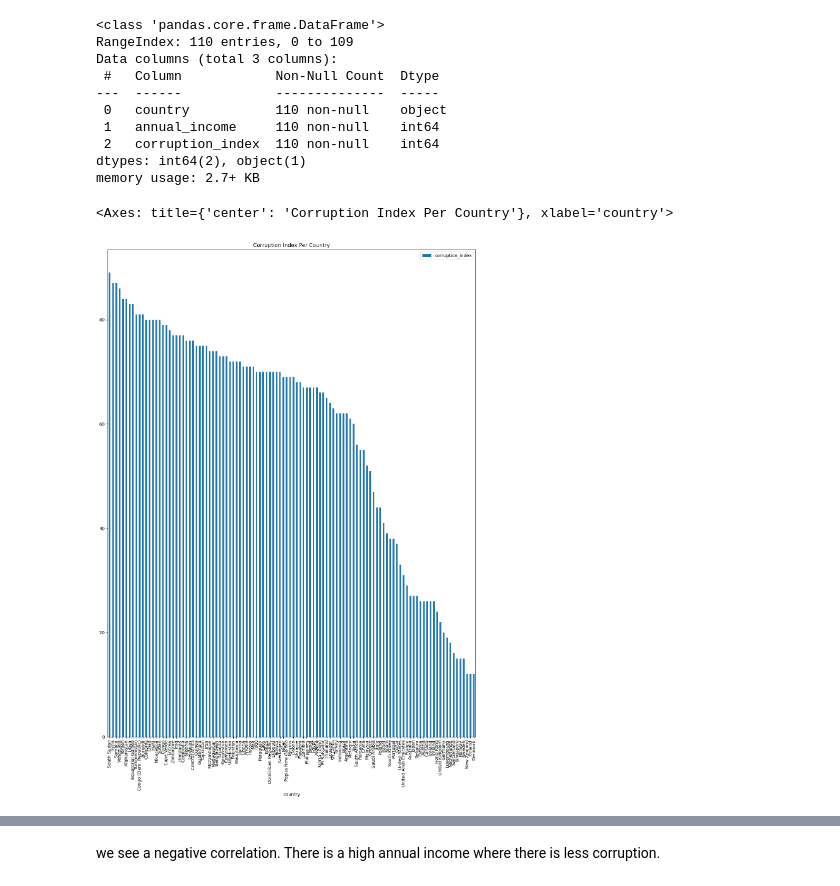
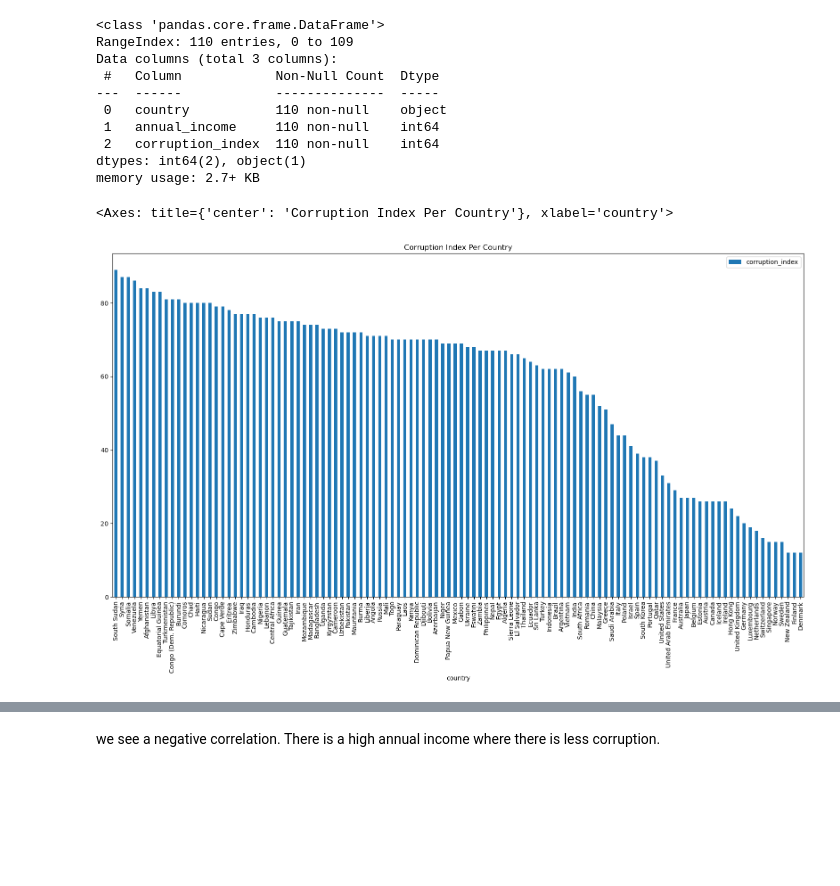
Before and after one commit to 0nserio/World-Economic-Data, a Jupyter notebook: World-economic-data-analysis.ipynb, the cells around one changed output, grey strips where cells are left out. Cells and saved outputs as stored; diff of their text form; code cells hidden in the pictures; blank space fills up the shorter version.

```diff
--- a/World-economic-data-analysis.ipynb
+++ b/World-economic-data-analysis.ipynb
@@ -92,10 +73,10 @@ memory usage: 2.7+ KB
 # %%
 corr = df.sort_values(by='corruption_index', ascending=False)
 # %%
-corr.plot(x = 'country', y = 'corruption_index', kind='bar', title = "Corruption Index Per Country", rot = 90, figsize=(15, 20))
+corr.plot(x = 'country', y = 'corruption_index', kind='bar', title = "Corruption Index Per Country", rot = 90, figsize=(20, 10))
 # %% [output]
 <Axes: title={'center': 'Corruption Index Per Country'}, xlabel='country'>
-[figure, old version]
+[figure, new version]
 # %%
 annual = df.sort_values(by='annual_income', ascending=False)
 # %%
```
Also changed, not shown: parts of 8 cells of this notebook.
